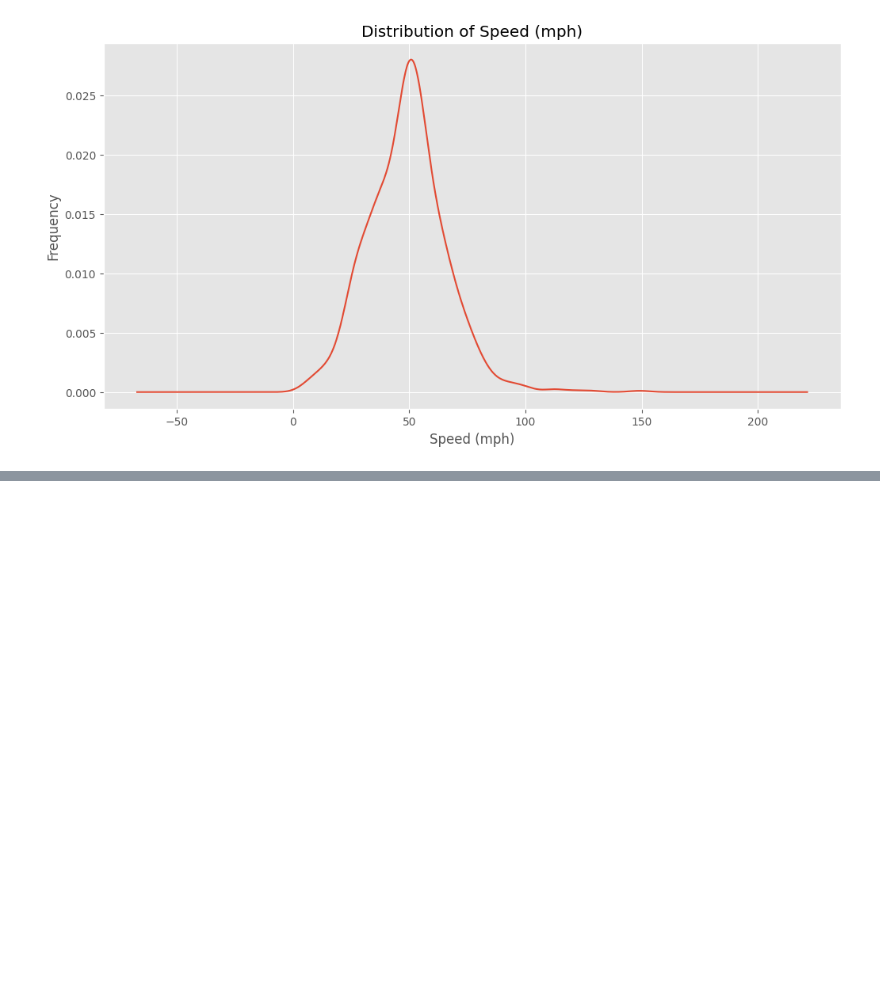
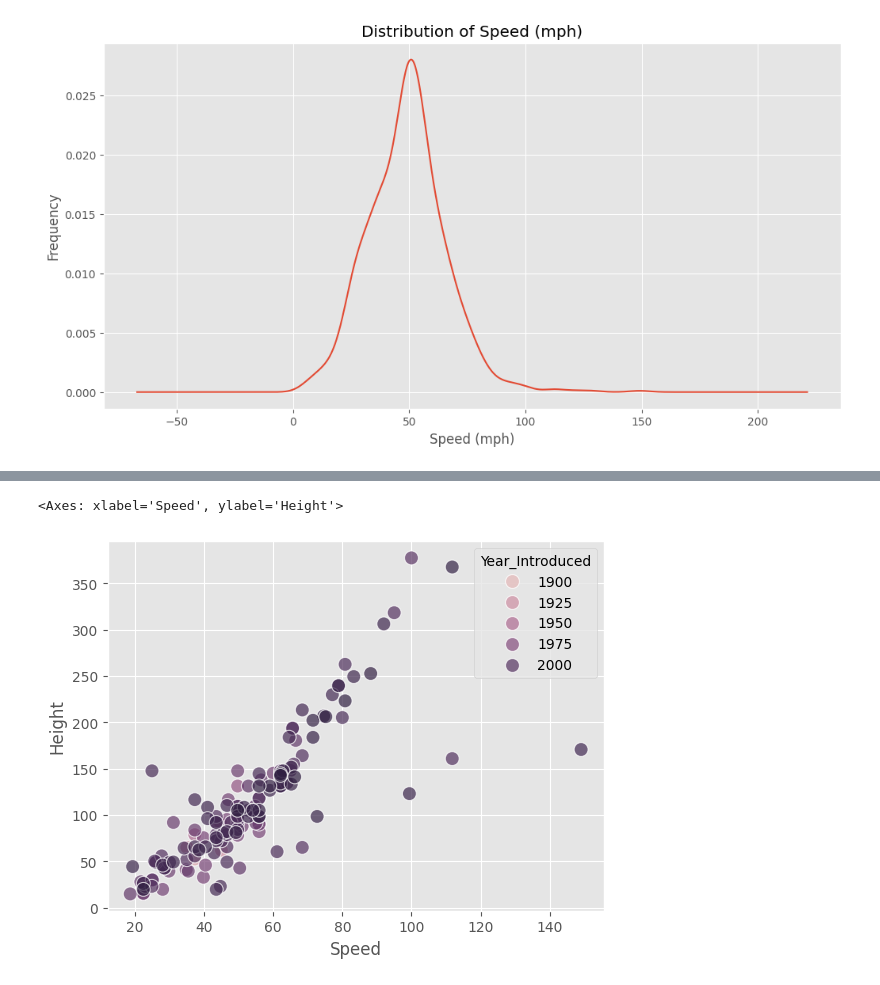
Before and after one commit to ronnin796/Exploratory_Data_Analysis, a Jupyter notebook: roaller_coaster.ipynb, the cells around one changed output, grey strips where cells are left out. Saved outputs shown, nothing was run; the diff lists cells and outputs as text; code cells hidden in the pictures; blank space fills up the shorter version.

```diff
--- a/roaller_coaster.ipynb
+++ b/roaller_coaster.ipynb
@@ -117,0 +130,5 @@ Text(0, 0.5, 'Frequency')
+# %%
+sns.scatterplot(data=df, x='Speed', y='Height', hue='Year_Introduced', alpha=0.7, s=100)
+# %% [output]
+<Axes: xlabel='Speed', ylabel='Height'>
+[figure, added]
```
Also changed, not shown: parts of 8 cells of this notebook.
